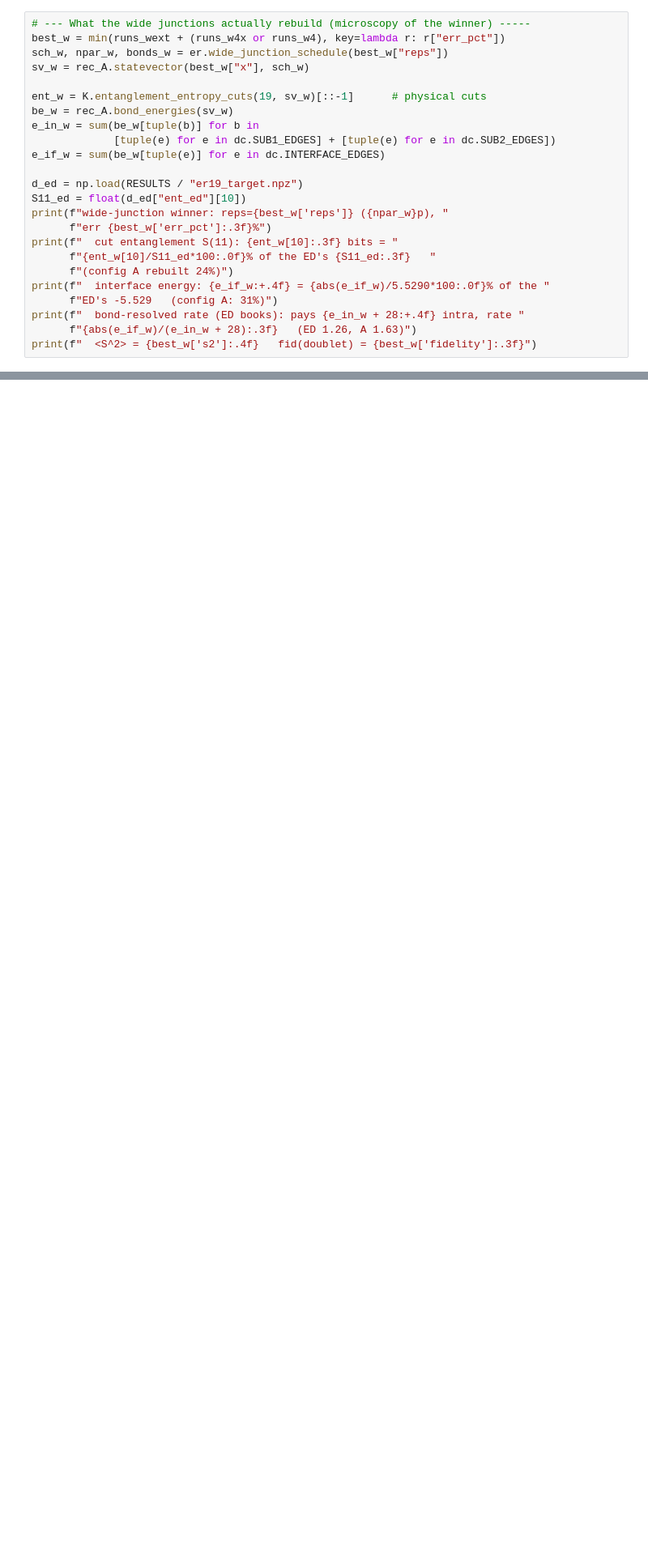
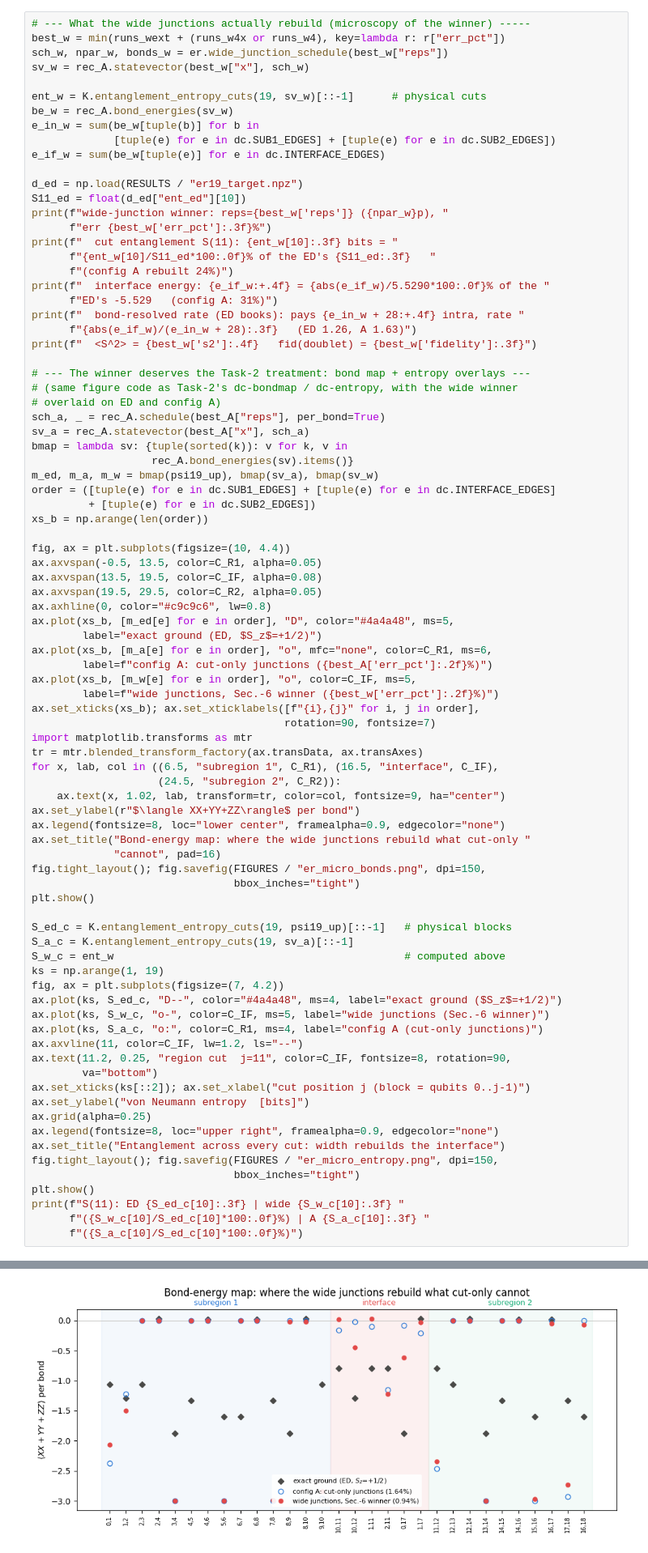
Before and after one commit to Julianaros/Kagome-DnC-VQE, a Jupyter notebook: 3_Task/ER_VQE_Kagome.ipynb, the cells around one changed output, grey strips where cells are left out. Shown at 81% size. Drawn from its saved outputs; the diff is of its cells as text; blank space fills up the shorter version.

```diff
--- a/3_Task/ER_VQE_Kagome.ipynb
+++ b/3_Task/ER_VQE_Kagome.ipynb
@@ -1160,30 +1187,92 @@ Task-1 monolithic references: 3.98% @ 30p (sym) | 0.80% @ 120p | 0.52% @ 180p
 # %%
 # --- What the wide junctions actually rebuild (microscopy of the winner) -----
 best_w = min(runs_wext + (runs_w4x or runs_w4), key=lambda r: r["err_pct"])
 sch_w, npar_w, bonds_w = er.wide_junction_schedule(best_w["reps"])
 sv_w = rec_A.statevector(best_w["x"], sch_w)
 
 ent_w = K.entanglement_entropy_cuts(19, sv_w)[::-1]      # physical cuts
 be_w = rec_A.bond_energies(sv_w)
 e_in_w = sum(be_w[tuple(b)] for b in
              [tuple(e) for e in dc.SUB1_EDGES] + [tuple(e) for e in dc.SUB2_EDGES])
 e_if_w = sum(be_w[tuple(e)] for e in dc.INTERFACE_EDGES)
 
 d_ed = np.load(RESULTS / "er19_target.npz")
 S11_ed = float(d_ed["ent_ed"][10])
 print(f"wide-junction winner: reps={best_w['reps']} ({npar_w}p), "
       f"err {best_w['err_pct']:.3f}%")
 print(f"  cut entanglement S(11): {ent_w[10]:.3f} bits = "
       f"{ent_w[10]/S11_ed*100:.0f}% of the ED's {S11_ed:.3f}   "
       f"(config A rebuilt 24%)")
 print(f"  interface energy: {e_if_w:+.4f} = {abs(e_if_w)/5.5290*100:.0f}% of the "
       f"ED's -5.529   (config A: 31%)")
 print(f"  bond-resolved rate (ED books): pays {e_in_w + 28:+.4f} intra, rate "
       f"{abs(e_if_w)/(e_in_w + 28):.3f}   (ED 1.26, A 1.63)")
 print(f"  <S^2> = {best_w['s2']:.4f}   fid(doublet) = {best_w['fidelity']:.3f}")
+
+# --- The winner deserves the Task-2 treatment: bond map + entropy overlays ---
+# (same figure code as Task-2's dc-bondmap / dc-entropy, with the wide winner
+# overlaid on ED and config A)
+sch_a, _ = rec_A.schedule(best_A["reps"], per_bond=True)
+sv_a = rec_A.statevector(best_A["x"], sch_a)
+bmap = lambda sv: {tuple(sorted(k)): v for k, v in
+                   rec_A.bond_energies(sv).items()}
+m_ed, m_a, m_w = bmap(psi19_up), bmap(sv_a), bmap(sv_w)
+order = ([tuple(e) for e in dc.SUB1_EDGES] + [tuple(e) for e in dc.INTERFACE_EDGES]
+         + [tuple(e) for e in dc.SUB2_EDGES])
+xs_b = np.arange(len(order))
+
+fig, ax = plt.subplots(figsize=(10, 4.4))
+ax.axvspan(-0.5, 13.5, color=C_R1, alpha=0.05)
+ax.axvspan(13.5, 19.5, color=C_IF, alpha=0.08)
+ax.axvspan(19.5, 29.5, color=C_R2, alpha=0.05)
+ax.axhline(0, color="#c9c9c6", lw=0.8)
+ax.plot(xs_b, [m_ed[e] for e in order], "D", color="#4a4a48", ms=5,
+        label="exact ground (ED, $S_z$=+1/2)")
+ax.plot(xs_b, [m_a[e] for e in order], "o", mfc="none", color=C_R1, ms=6,
+        label=f"config A: cut-only junctions ({best_A['err_pct']:.2f}%)")
+ax.plot(xs_b, [m_w[e] for e in order], "o", color=C_IF, ms=5,
+        label=f"wide junctions, Sec.-6 winner ({best_w['err_pct']:.2f}%)")
+ax.set_xticks(xs_b); ax.set_xticklabels([f"{i},{j}" for i, j in order],
+                                        rotation=90, fontsize=7)
+import matplotlib.transforms as mtr
+tr = mtr.blended_transform_factory(ax.transData, ax.transAxes)
+for x, lab, col in ((6.5, "subregion 1", C_R1), (16.5, "interface", C_IF),
+                    (24.5, "subregion 2", C_R2)):
+    ax.text(x, 1.02, lab, transform=tr, color=col, fontsize=9, ha="center")
+ax.set_ylabel(r"$\langle XX+YY+ZZ\rangle$ per bond")
+ax.legend(fontsize=8, loc="lower center", framealpha=0.9, edgecolor="none")
+ax.set_title("Bond-energy map: where the wide junctions rebuild what cut-only "
+             "cannot", pad=16)
+fig.tight_layout(); fig.savefig(FIGURES / "er_micro_bonds.png", dpi=150,
+                                bbox_inches="tight")
+plt.show()
+
+S_ed_c = K.entanglement_entropy_cuts(19, psi19_up)[::-1]   # physical blocks
+S_a_c = K.entanglement_entropy_cuts(19, sv_a)[::-1]
+S_w_c = ent_w                                              # computed above
+ks = np.arange(1, 19)
+fig, ax = plt.subplots(figsize=(7, 4.2))
+ax.plot(ks, S_ed_c, "D--", color="#4a4a48", ms=4, label="exact ground ($S_z$=+1/2)")
+ax.plot(ks, S_w_c, "o-", color=C_IF, ms=5, label="wide junctions (Sec.-6 winner)")
+ax.plot(ks, S_a_c, "o:", color=C_R1, ms=4, label="config A (cut-only junctions)")
+ax.axvline(11, color=C_IF, lw=1.2, ls="--")
+ax.text(11.2, 0.25, "region cut  j=11", color=C_IF, fontsize=8, rotation=90,
+        va="bottom")
+ax.set_xticks(ks[::2]); ax.set_xlabel("cut position j (block = qubits 0..j-1)")
+ax.set_ylabel("von Neumann entropy  [bits]")
+ax.grid(alpha=0.25)
+ax.legend(fontsize=8, loc="upper right", framealpha=0.9, edgecolor="none")
+ax.set_title("Entanglement across every cut: width rebuilds the interface")
+fig.tight_layout(); fig.savefig(FIGURES / "er_micro_entropy.png", dpi=150,
+                                bbox_inches="tight")
+plt.show()
+print(f"S(11): ED {S_ed_c[10]:.3f} | wide {S_w_c[10]:.3f} "
+      f"({S_w_c[10]/S_ed_c[10]*100:.0f}%) | A {S_a_c[10]:.3f} "
+      f"({S_a_c[10]/S_ed_c[10]*100:.0f}%)")
 # %% [output]
 wide-junction winner: reps=4 (84p), err 0.938%
   cut entanglement S(11): 1.106 bits = 37% of the ED's 3.000   (config A rebuilt 24%)
   interface energy: -2.2683 = 41% of the ED's -5.529   (config A: 31%)
   bond-resolved rate (ED books): pays +1.3954 intra, rate 1.625   (ED 1.26, A 1.63)
   <S^2> = 0.7500   fid(doublet) = 0.296
+[figure, added]
```
Also changed, not shown: parts of 7 cells of this notebook, 7 other files.
